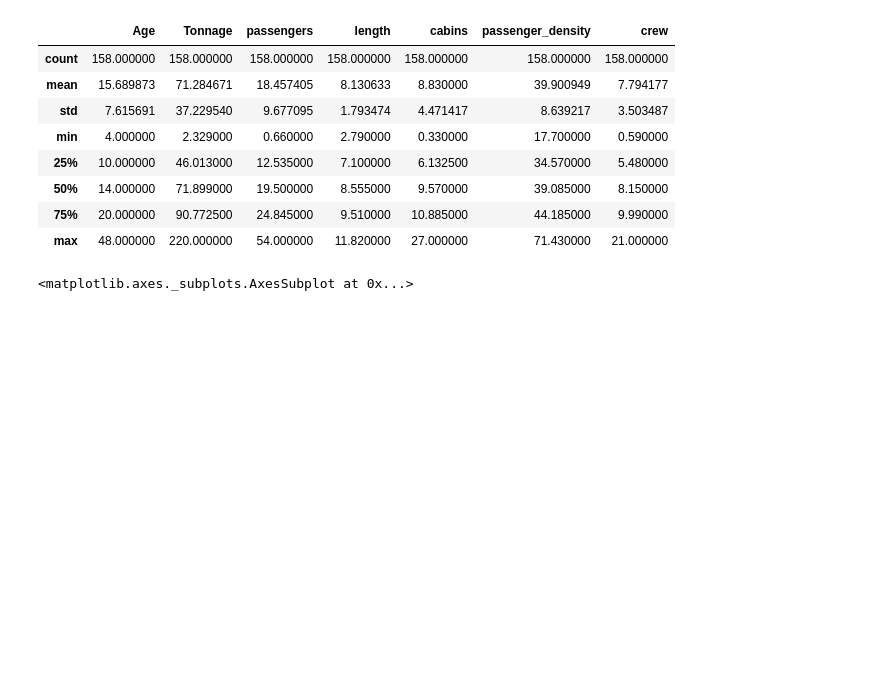
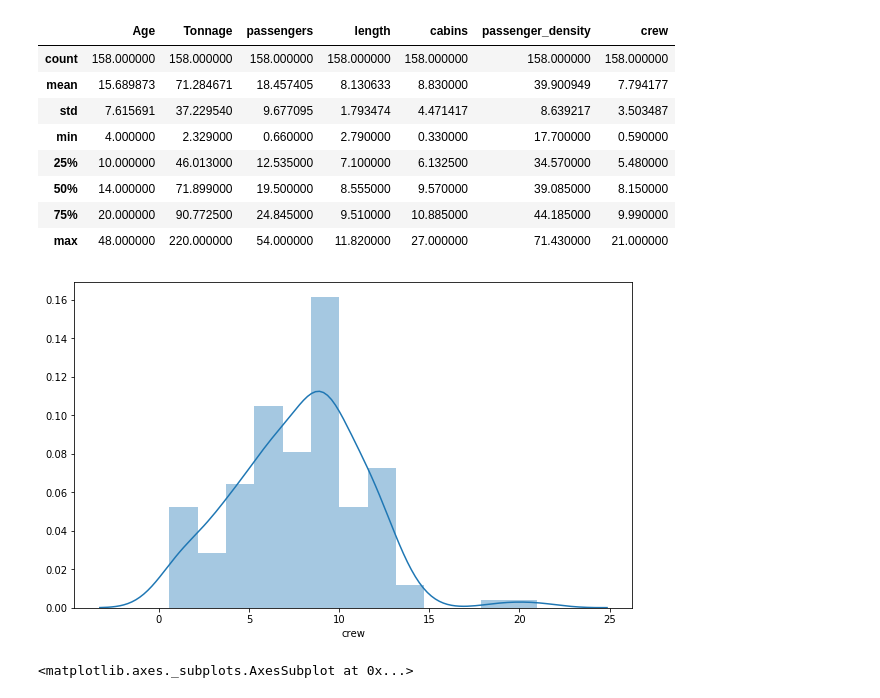
Before and after one commit to sam-thurman/cruise_ship, a Jupyter notebook: exploratory_voting.ipynb, the cells around one changed output. Cells and saved outputs as stored; diff of their text form; code cells hidden in the pictures; blank space fills up the shorter version.

```diff
--- a/exploratory_voting.ipynb
+++ b/exploratory_voting.ipynb
@@ -28,6 +25,11 @@ df.describe()
 | 50% | 14.000000 | 71.899000 | 19.500000 | 8.555000 | 9.570000 | 39.085000 | 8.150000 |
 | 75% | 20.000000 | 90.772500 | 24.845000 | 9.510000 | 10.885000 | 44.185000 | 9.990000 |
 | max | 48.000000 | 220.000000 | 54.000000 | 11.820000 | 27.000000 | 71.430000 | 21.000000 |
+# %%
+fig, ax = plt.subplots(figsize=(10,6))
+ax = sns.distplot(df.crew)
+# %% [output]
+[figure, added]
 # %%
 corr = df.corr()
 # Generate a mask for the upper triangle
```
Also changed, not shown: parts of 4 cells of this notebook, 2 other files.
